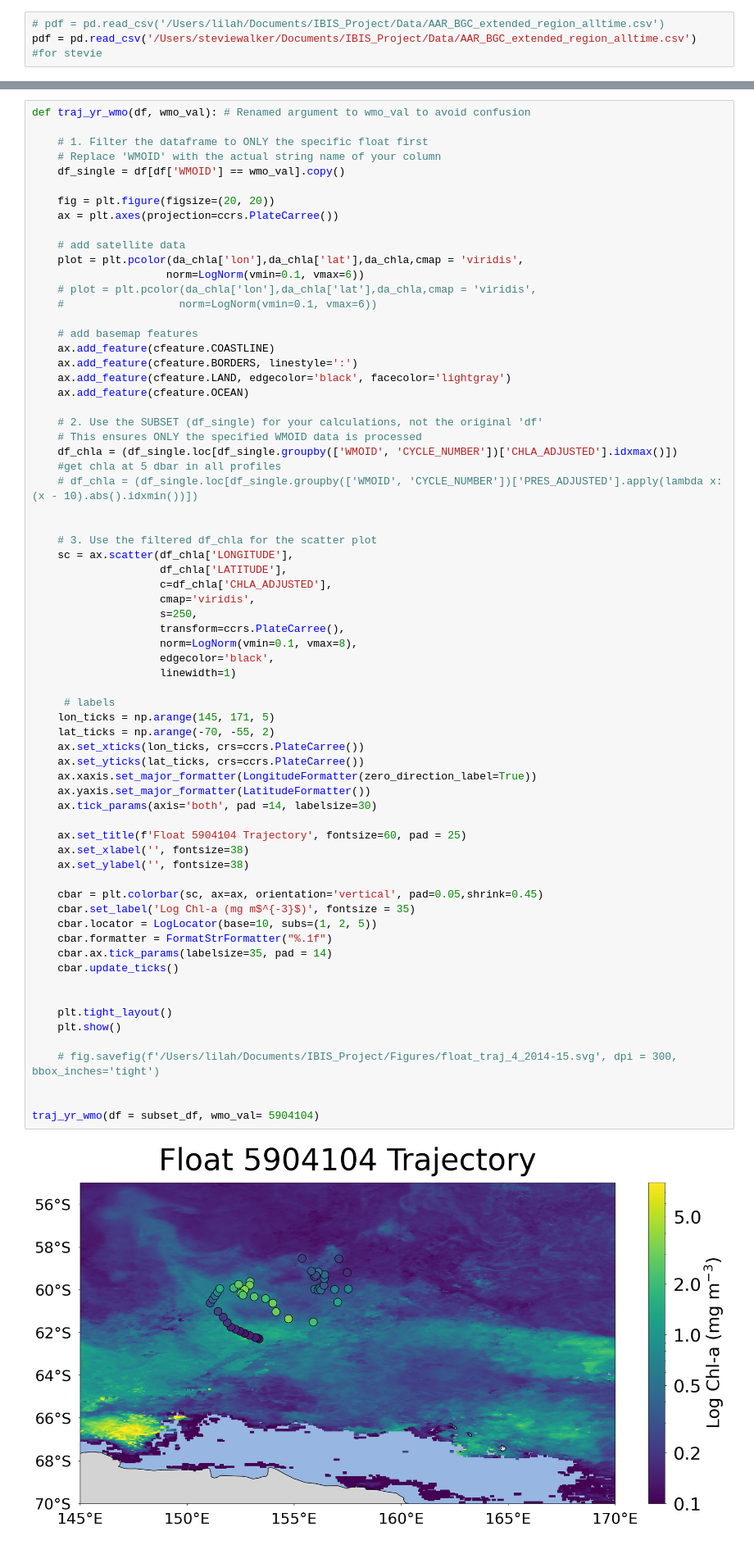
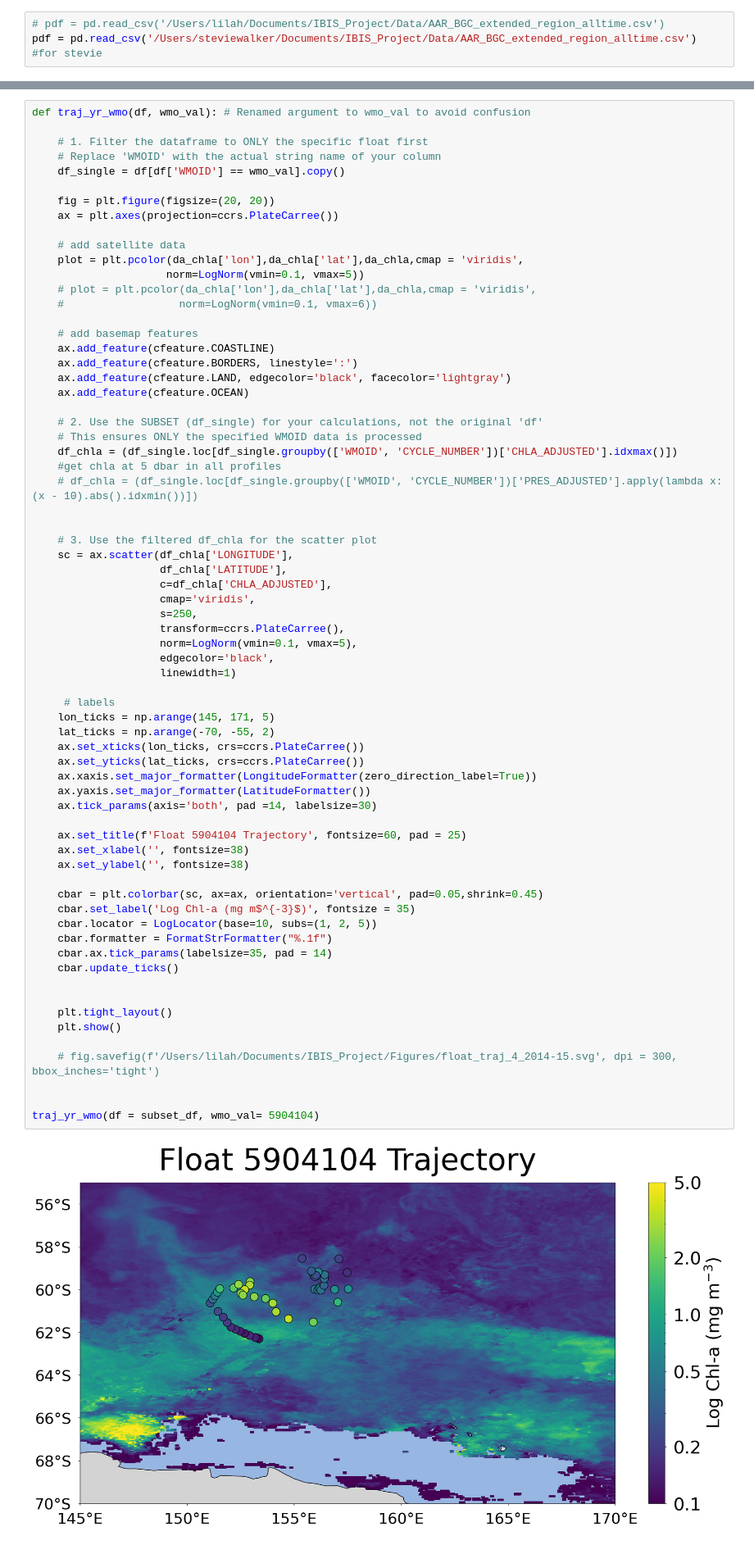
Before and after one commit to Lilah-Asalie/IBIS_Project, a Jupyter notebook: Antarctic_maps.ipynb, the cells around one changed output, grey strips where cells are left out. Shown at 82% size. Saved outputs shown, nothing was run; the diff lists cells and outputs as text.

```diff
--- a/Antarctic_maps.ipynb
+++ b/Antarctic_maps.ipynb
@@ -311,7 +345,7 @@ def traj_yr_wmo(df, wmo_val): # Renamed argument to wmo_val to avoid confusion
 
     # add satellite data
     plot = plt.pcolor(da_chla['lon'],da_chla['lat'],da_chla,cmap = 'viridis',
-                     norm=LogNorm(vmin=0.1, vmax=6))
+                     norm=LogNorm(vmin=0.1, vmax=5))
     # plot = plt.pcolor(da_chla['lon'],da_chla['lat'],da_chla,cmap = 'viridis',
     #                  norm=LogNorm(vmin=0.1, vmax=6))
 
@@ -335,37 +369,37 @@ def traj_yr_wmo(df, wmo_val): # Renamed argument to wmo_val to avoid confusion
                     cmap='viridis',
                     s=250,
                     transform=ccrs.PlateCarree(),
-                    norm=LogNorm(vmin=0.1, vmax=8),
+                    norm=LogNorm(vmin=0.1, vmax=5),
                     edgecolor='black',
                     linewidth=1)
 
      # labels
     lon_ticks = np.arange(145, 171, 5)
     lat_ticks = np.arange(-70, -55, 2)
     ax.set_xticks(lon_ticks, crs=ccrs.PlateCarree())
     ax.set_yticks(lat_ticks, crs=ccrs.PlateCarree())
     ax.xaxis.set_major_formatter(LongitudeFormatter(zero_direction_label=True))
     ax.yaxis.set_major_formatter(LatitudeFormatter())
     ax.tick_params(axis='both', pad =14, labelsize=30)
 
     ax.set_title(f'Float 5904104 Trajectory', fontsize=60, pad = 25)
     ax.set_xlabel('', fontsize=38)
     ax.set_ylabel('', fontsize=38)
 
     cbar = plt.colorbar(sc, ax=ax, orientation='vertical', pad=0.05,shrink=0.45)
     cbar.set_label('Log Chl-a (mg m$^{-3}$)', fontsize = 35)
     cbar.locator = LogLocator(base=10, subs=(1, 2, 5))
     cbar.formatter = FormatStrFormatter("%.1f")
     cbar.ax.tick_params(labelsize=35, pad = 14)
     cbar.update_ticks()
 
 
     plt.tight_layout()
     plt.show()
 
     # fig.savefig(f'/Users/lilah/Documents/IBIS_Project/Figures/float_traj_4_2014-15.svg', dpi = 300, bbox_inches='tight')
 
 
 traj_yr_wmo(df = subset_df, wmo_val= 5904104)
 # %% [output]
-[figure, old version]
+[figure, new version]
```
Also changed, not shown: parts of 3 cells of this notebook, 2 other files.
